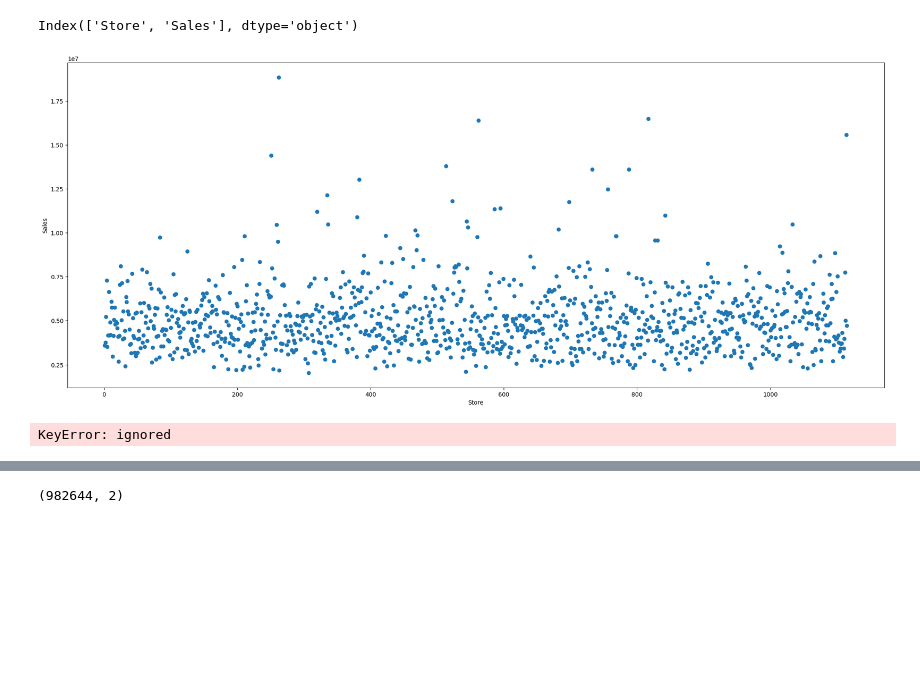
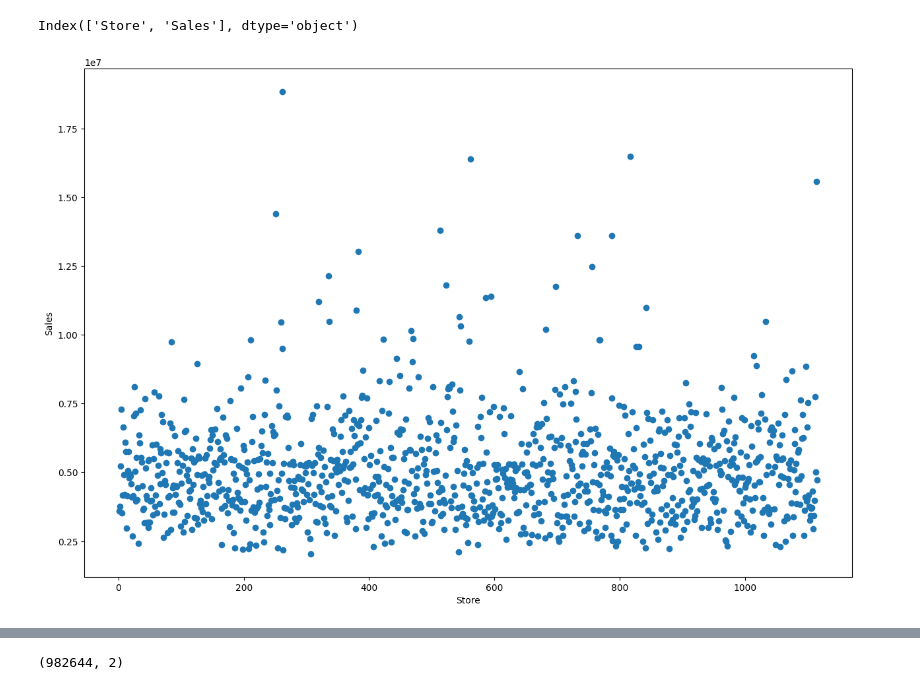
Before and after one commit to UmapriyaSR/Sales-prediction-on-Retail-DataSet, a Jupyter notebook: Capstone.ipynb, the cells around one changed output, grey strips where cells are left out. Cells and saved outputs as stored; diff of their text form; code cells hidden in the pictures; blank space fills up the shorter version.

```diff
--- a/Capstone.ipynb
+++ b/Capstone.ipynb
@@ -240,13 +279,13 @@ sales_by_store.columns
 # %% [output]
 Index(['Store', 'Sales'], dtype='object')
 # %%
-plt.figure(figsize=(25,10))
+plt.figure(figsize=(15,10))
 plt.scatter(sales_by_store['Store'],sales_by_store['Sales'],label='Total Sales')
 plt.xlabel('Store')
 plt.ylabel('Sales')
 plt.show()
 # %% [output]
-[figure, old version]
+[figure, new version]
 # %%
 train_data_upd['Date']=pd.to_datetime(train_data['Date'],format='%Y-%m-%d')
 train_data_upd['year']=train_data_upd['Date'].dt.year
@@ -258,10 +297,8 @@ test_data['year']=test_data['Date'].dt.year
 test_data['month']=test_data['Date'].dt.month
 test_data['datee']=test_data['Date'].dt.day
 # %%
-train_data_upd=train_data_upd.drop(columns=['Date'])
+train_data_upd=train_data_upd.drop(columns=['Date','Sales'])
 test_data=test_data.drop(columns=['Date'])
-# %% [output]
-KeyError: ignored
 # %%
 
 columns_to_zero = ['0', '1', '2']
```
Also changed, not shown: parts of 65 cells of this notebook, 1 other file.
